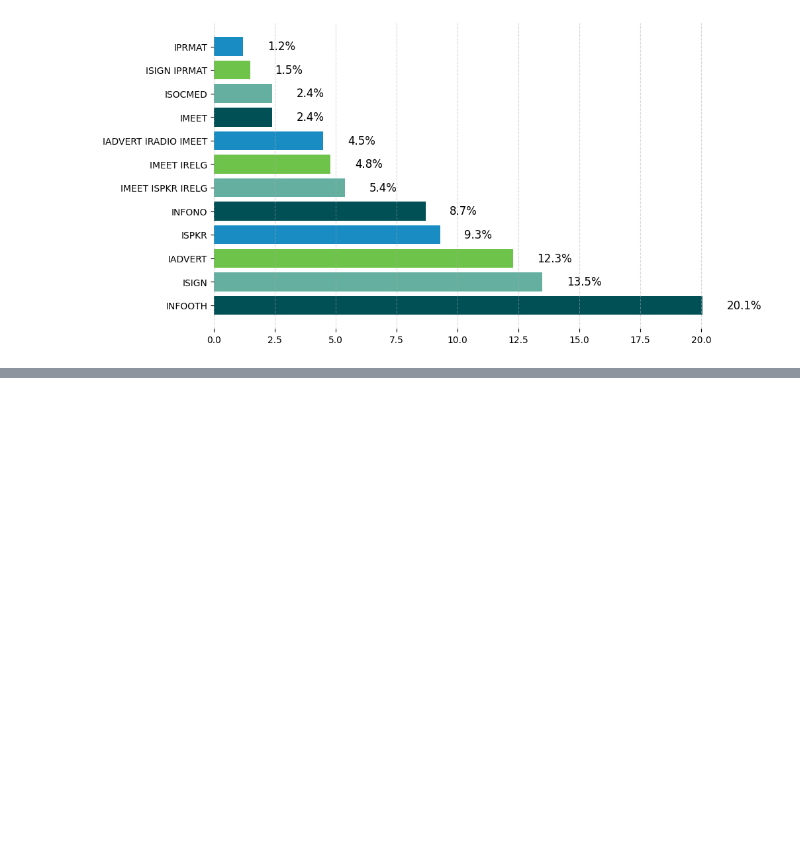
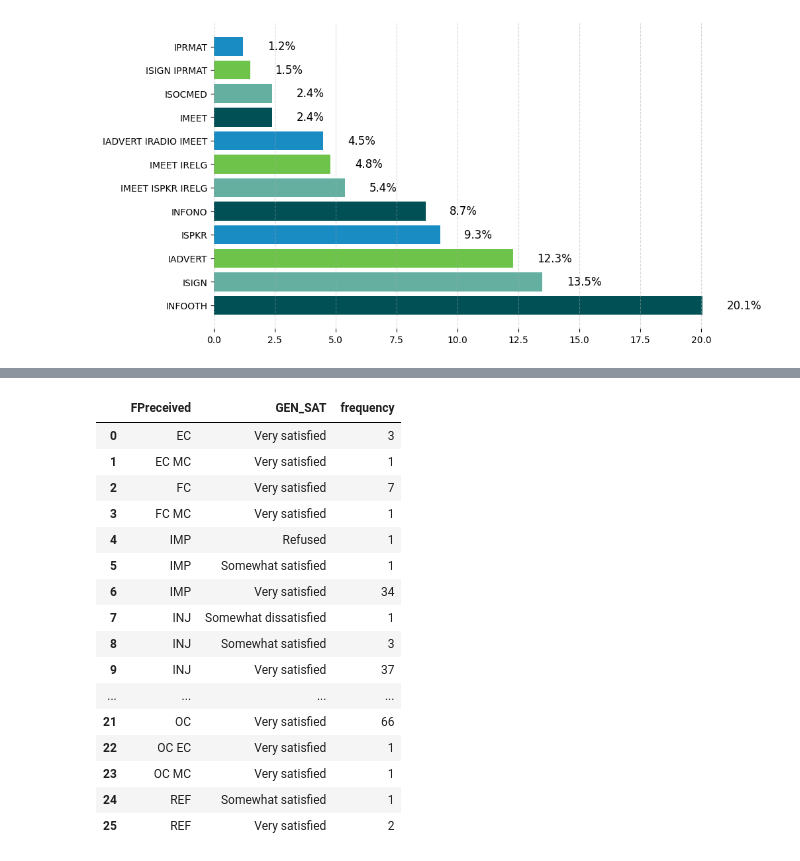
Before and after one commit to Mirwais-Farahi/MSIHealthServiceAnalytics, a Jupyter notebook: notebooks/03_Descriptive_Analysis.ipynb, the cells around one changed output, grey strips where cells are left out. Cells and saved outputs as stored; diff of their text form; code cells hidden in the pictures; blank space fills up the shorter version.

```diff
--- a/notebooks/03_Descriptive_Analysis.ipynb
+++ b/notebooks/03_Descriptive_Analysis.ipynb
@@ -1698,0 +1710,20 @@ files.download(file_path)
+# %%
+contraceptive_client
+# %% [output]
+|  | FPreceived | GEN_SAT | frequency |
+| 0 | EC | Very satisfied | 3 |
+| 1 | EC MC | Very satisfied | 1 |
+| 2 | FC | Very satisfied | 7 |
+| 3 | FC MC | Very satisfied | 1 |
+| 4 | IMP | Refused | 1 |
+| 5 | IMP | Somewhat satisfied | 1 |
+| 6 | IMP | Very satisfied | 34 |
+| 7 | INJ | Somewhat dissatisfied | 1 |
+| 8 | INJ | Somewhat satisfied | 3 |
+| 9 | INJ | Very satisfied | 37 |
+| ... | ... | ... | ... |
+| 21 | OC | Very satisfied | 66 |
+| 22 | OC EC | Very satisfied | 1 |
+| 23 | OC MC | Very satisfied | 1 |
+| 24 | REF | Somewhat satisfied | 1 |
+| 25 | REF | Very satisfied | 2 |
```
Also changed, not shown: parts of 13 cells of this notebook.
